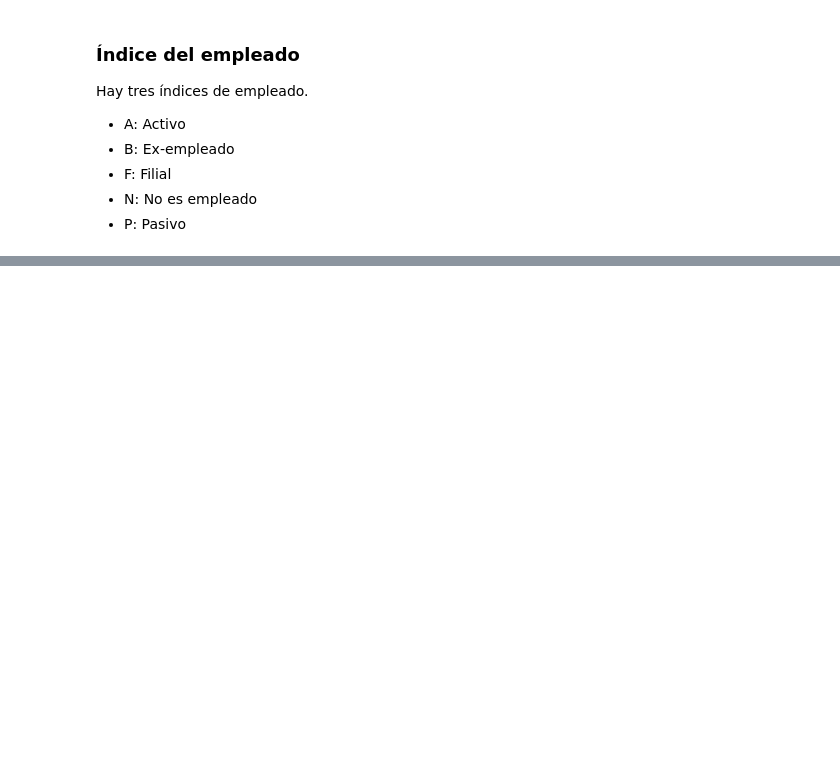
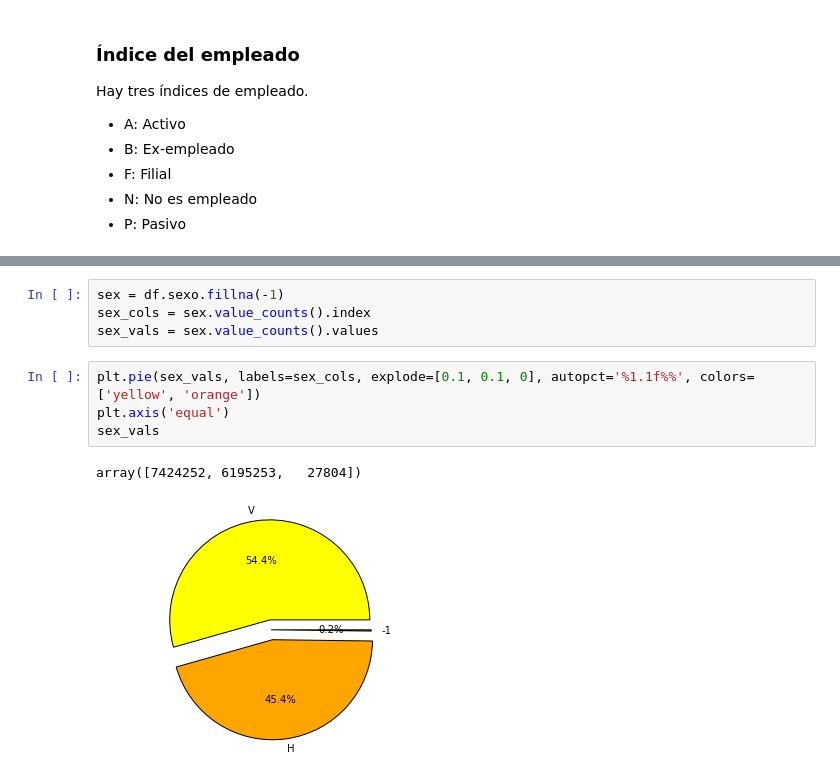
Before and after one commit to sergioml/degree_project, a Jupyter notebook: data_exploration.ipynb, the cells around one changed output, grey strips where cells are left out. Drawn from its saved outputs; the diff is of its cells as text; blank space fills up the shorter version.

```diff
--- a/data_exploration.ipynb
+++ b/data_exploration.ipynb
@@ -158,0 +135,11 @@ plt.xticks(rotation='vertical')
+# %%
+sex = df.sexo.fillna(-1)
+sex_cols = sex.value_counts().index
+sex_vals = sex.value_counts().values
+# %%
+plt.pie(sex_vals, labels=sex_cols, explode=[0.1, 0.1, 0], autopct='%1.1f%%', colors=['yellow', 'orange'])
+plt.axis('equal')
+sex_vals
+# %% [output]
+array([7424252, 6195253,   27804])
+[figure, added]
```
Also changed, not shown: parts of 67 cells of this notebook.
